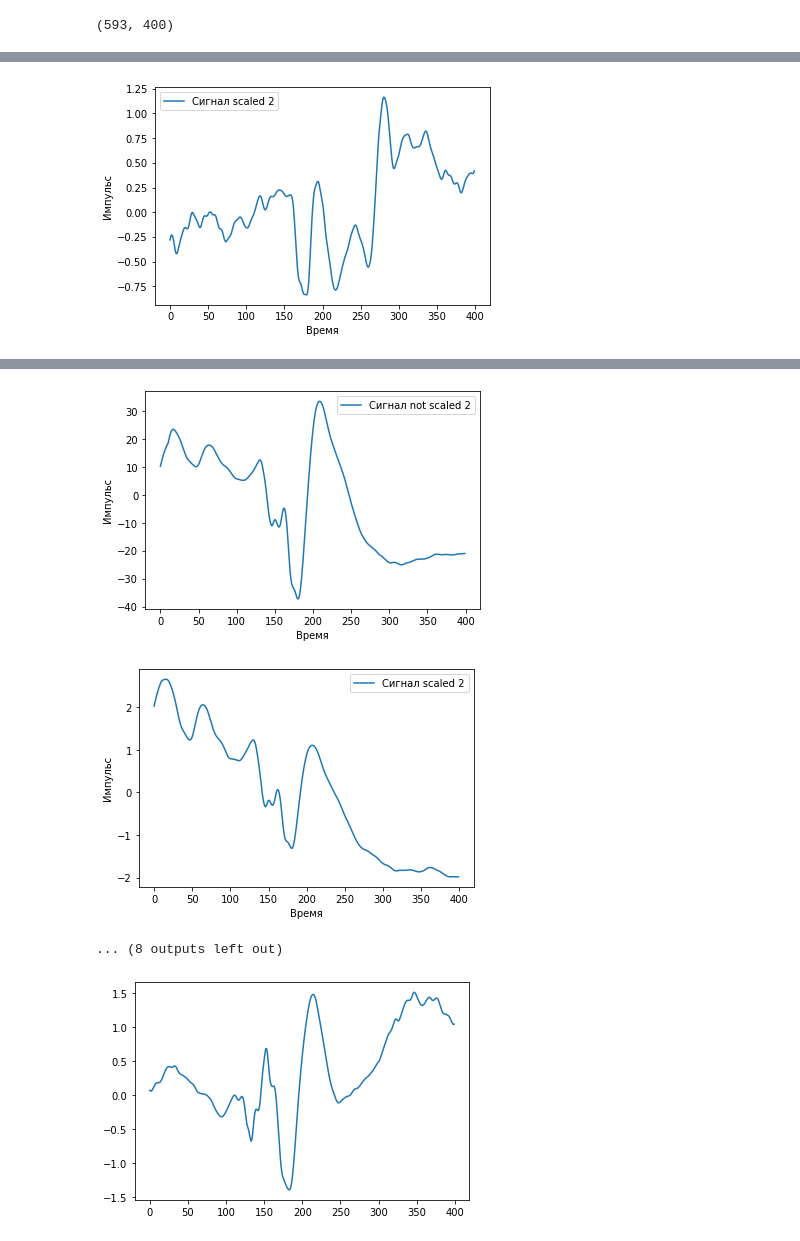
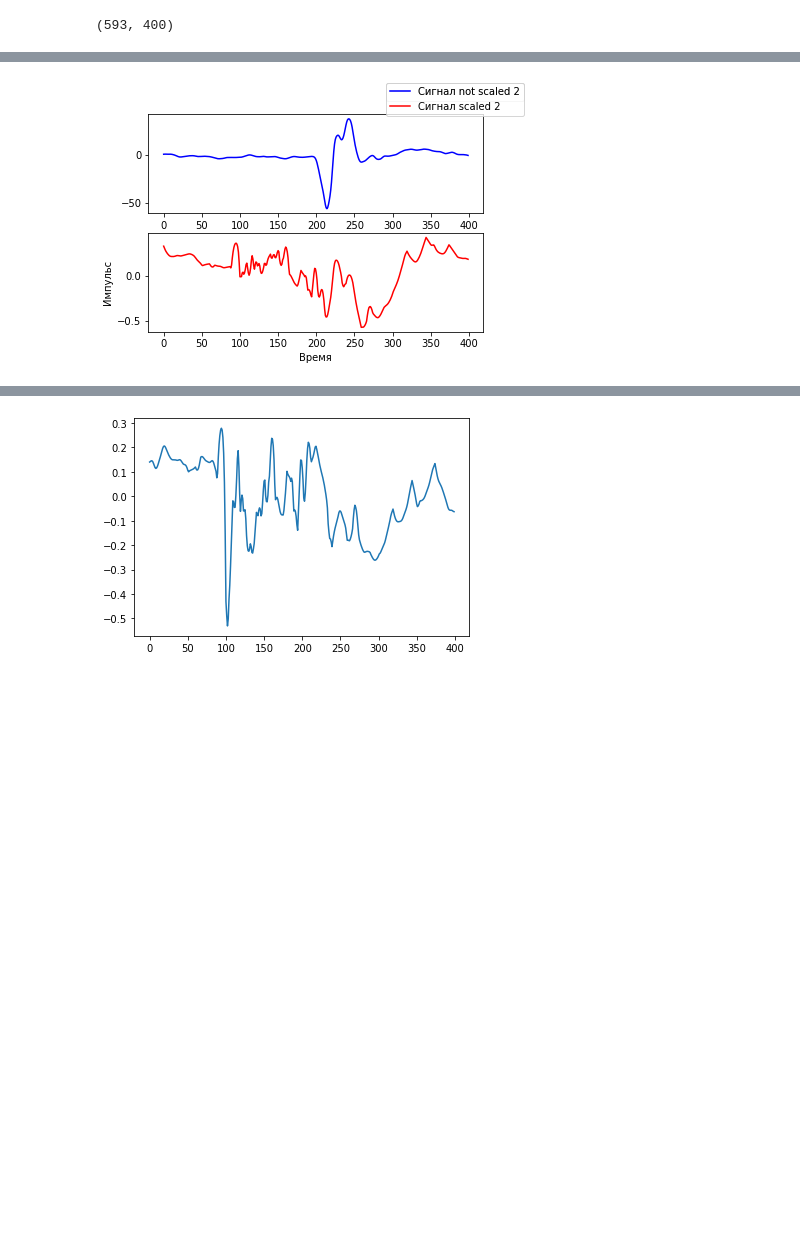
Before and after one commit to vasilevIT/emg-interface, a Jupyter notebook: rnn_emg_example.ipynb, the cells around one changed output, grey strips where cells are left out. Cells and saved outputs as stored; diff of their text form; code cells hidden in the pictures; blank space fills up the shorter version.

```diff
--- a/rnn_emg_example.ipynb
+++ b/rnn_emg_example.ipynb
@@ -419,7 +415,7 @@ for i0 in range(0, X_train_filtered.shape[0]):
     X_train_filtered_sma = []
     last_index = X_train_filtered[i0].shape[0]
 
-    N = 20
+    N = 10
     N_half = int(N / 2)
 
     for i in range(0, last_index):
@@ -464,13 +460,11 @@ for i0 in range(0, X_train_filtered.shape[0]):
 
 idx = np.random.randint(0, X_train2.shape[0], size=10)
 for i in idx:
-    X_i = X_train_filtered[i]
+    X_i = X_train2[i]
     plt.plot(X_i,
-             label='Сигнал filtered ' + str(np.argmax(train_labels[i]) + 1))
+             label='Сигнал X_train2 ' + str(np.argmax(train_labels[i]) + 1))
     plt.xlabel('Время')
     plt.ylabel('Импульс')
-    plt.legend()
-    plt.show()
 
     plt.plot(X_train_filtered_sma0[i],
              label='Сигнал filtered (avg) ' + str(np.argmax(train_labels[i]) + 1))
@@ -498,25 +489,25 @@ from sklearn.preprocessing import MinMaxScaler, StandardScaler
 
 idx = np.random.randint(0, X_train2.shape[0], size=10)
 
-scaler = StandardScaler()
+# scaler = StandardScaler()
 # scaler = MinMaxScaler()
+scaler = MinMaxScaler(feature_range = (-1,1))
 # transform data
 X_train_scaled = scaler.fit_transform(np.array(X_train_filtered_sma0))
 # print(scaled)
 
 for i in idx:
     X_i = X_train_filtered_sma0[i]
-    plt.plot(X_i,
+
+    fig, axs = plt.subplots(2)
+    axs[0].plot(X_i, 'b',
              label='Сигнал not scaled ' + str(np.argmax(train_labels[i]) + 1))
-    plt.xlabel('Время')
-    plt.ylabel('Импульс')
-    plt.legend()
-    plt.show()
 
-    plt.plot(X_train_scaled[i],
+    fig.legend()
+    axs[1].plot(X_train_scaled[i], 'r',
              label='Сигнал scaled ' + str(np.argmax(train_labels[i]) + 1))
     plt.xlabel('Время')
     plt.ylabel('Импульс')
-    plt.legend()
+    fig.legend()
     plt.show()
 # %% [output]
@@ -530 +521 @@ for i in idx:
-[figure, old version]
+[figure, new version]
@@ -533,6 +524,3 @@ for i in idx:
-[figure, removed]
-[figure, removed]
-... (8 outputs left out)
 # %%
 EPOCH_COUNT = 250
 # %%
@@ -590,10 +578,10 @@ def dense_fit(X_train_res, Y_train_res):
     return model_ffnn, history_ffnn
 
 # model_ffnn, history_ffnn = dense_fit(X_train_res, Y_train_res)
-plt.plot(X_train_res[0])
+plt.plot(X_train_scaled[0])
 plt.show()
 # %% [output]
-[figure, old version]
+[figure, new version]
 # %%
 # Conv1D
 from keras.layers import Conv1D
```
Also changed, not shown: parts of 12 cells of this notebook, 2 other files.
